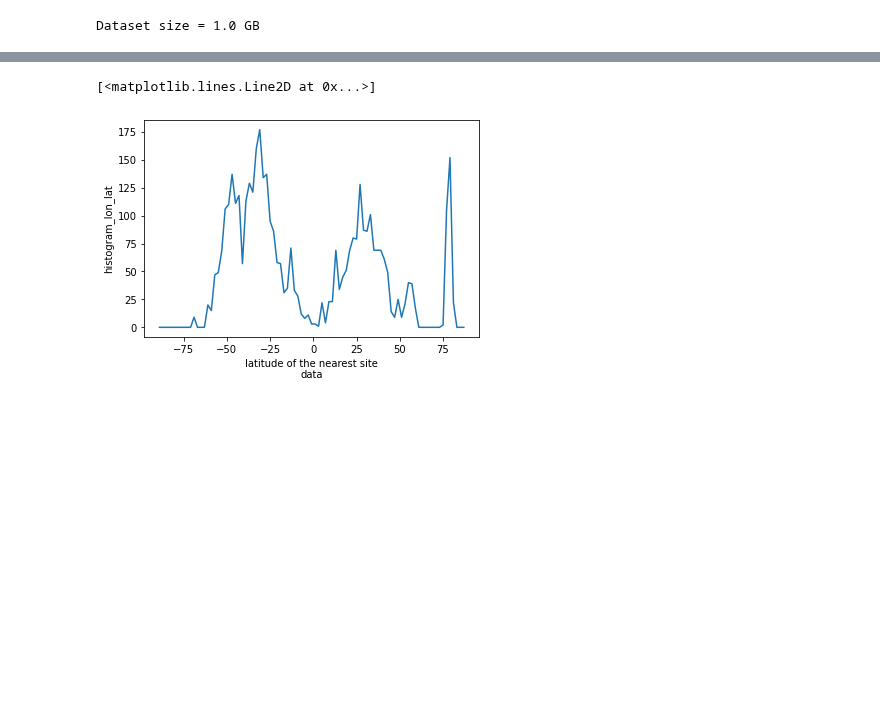
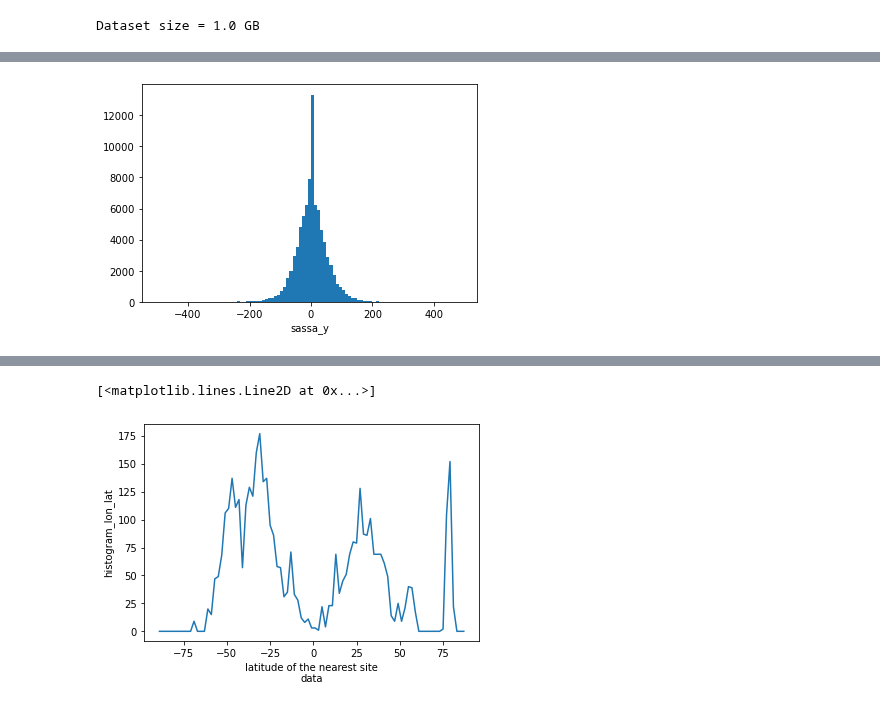
Before and after one commit to apatlpo/itide_ops, a Jupyter notebook: colloc/overview.ipynb, the cells around one changed output, grey strips where cells are left out. Cells and saved outputs as stored; diff of their text form; code cells hidden in the pictures; blank space fills up the shorter version.

```diff
--- a/colloc/overview.ipynb
+++ b/colloc/overview.ipynb
@@ -43,0 +132,5 @@ Dataset size = 1.0 GB
+# %%
+bins=np.arange(-5e2,5e2,1e1)
+ds[asuff+"_y"].plot.hist(bins=bins);
+# %% [output]
+[figure, added]
```
Also changed, not shown: parts of 38 cells of this notebook, 1 other file.
